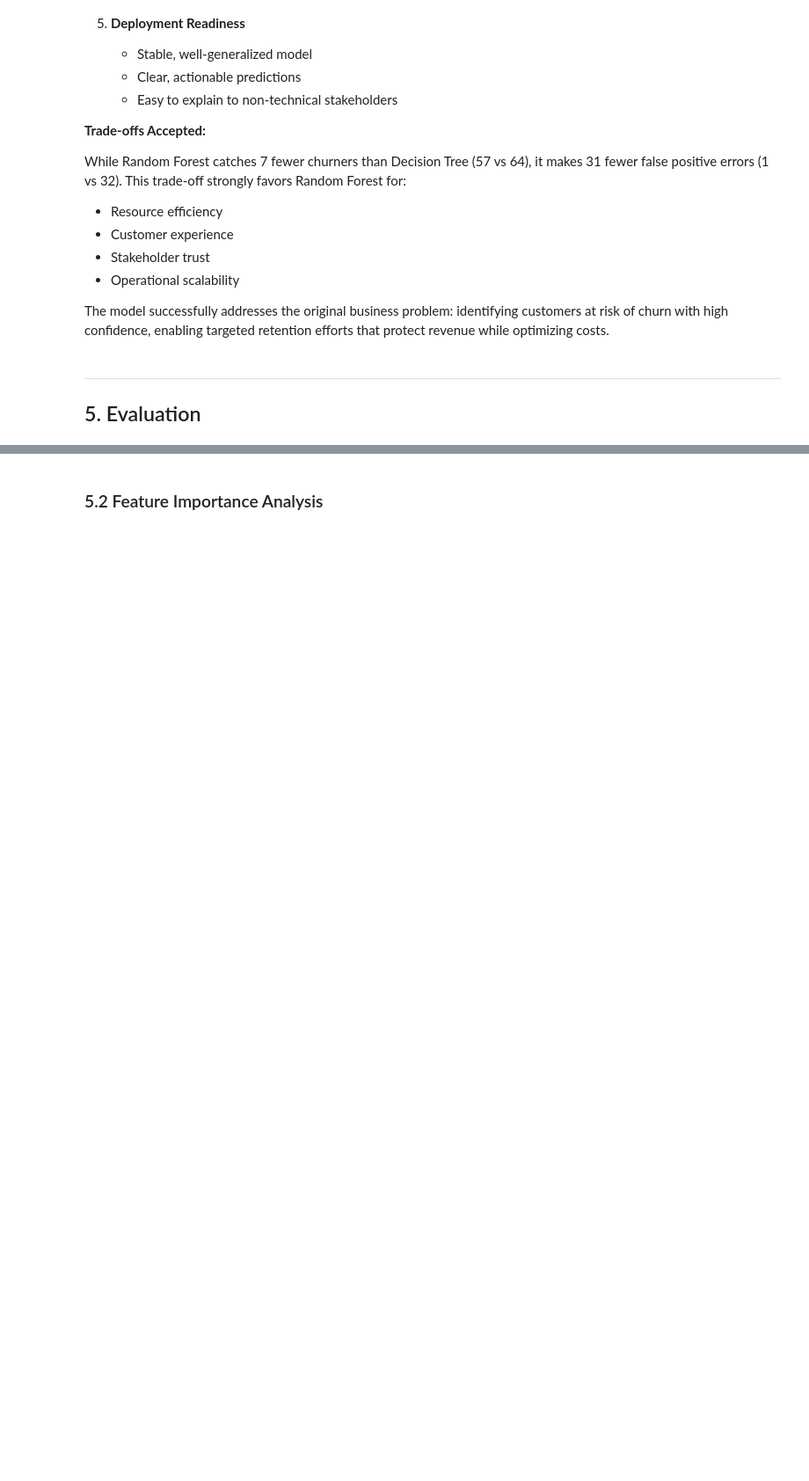
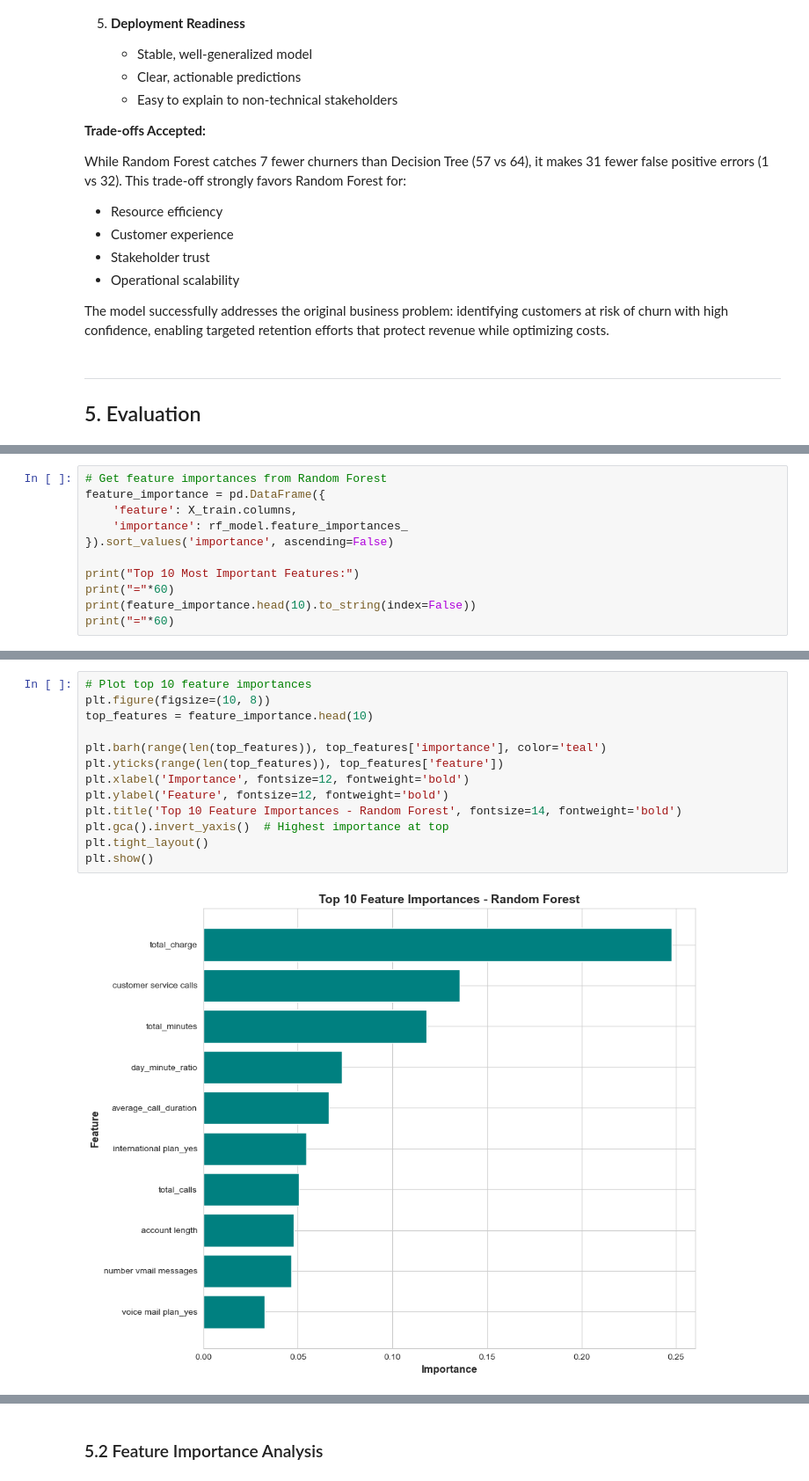
Before and after one commit to mkxangie/SyriaTel-Project, a Jupyter notebook: syriatel.ipynb, the cells around one changed output, grey strips where cells are left out. Shown at 88% size. Cells and saved outputs as stored; diff of their text form; blank space fills up the shorter version.

Commit message:
feature importance analysis - random forest

```diff
--- a/syriatel.ipynb
+++ b/syriatel.ipynb
@@ -1403,0 +1406,11 @@ Selected final model: Tuned Random Forest
+# %%
+# Get feature importances from Random Forest
+feature_importance = pd.DataFrame({
+    'feature': X_train.columns,
+    'importance': rf_model.feature_importances_
+}).sort_values('importance', ascending=False)
+
+print("Top 10 Most Important Features:")
+print("="*60)
+print(feature_importance.head(10).to_string(index=False))
+print("="*60)
@@ -1403,0 +1432,15 @@ Selected final model: Tuned Random Forest
+# %%
+# Plot top 10 feature importances
+plt.figure(figsize=(10, 8))
+top_features = feature_importance.head(10)
+
+plt.barh(range(len(top_features)), top_features['importance'], color='teal')
+plt.yticks(range(len(top_features)), top_features['feature'])
+plt.xlabel('Importance', fontsize=12, fontweight='bold')
+plt.ylabel('Feature', fontsize=12, fontweight='bold')
+plt.title('Top 10 Feature Importances - Random Forest', fontsize=14, fontweight='bold')
+plt.gca().invert_yaxis()  # Highest importance at top
+plt.tight_layout()
+plt.show()
+# %% [output]
+[figure, added]
```
Also changed, not shown: parts of 6 cells of this notebook.
